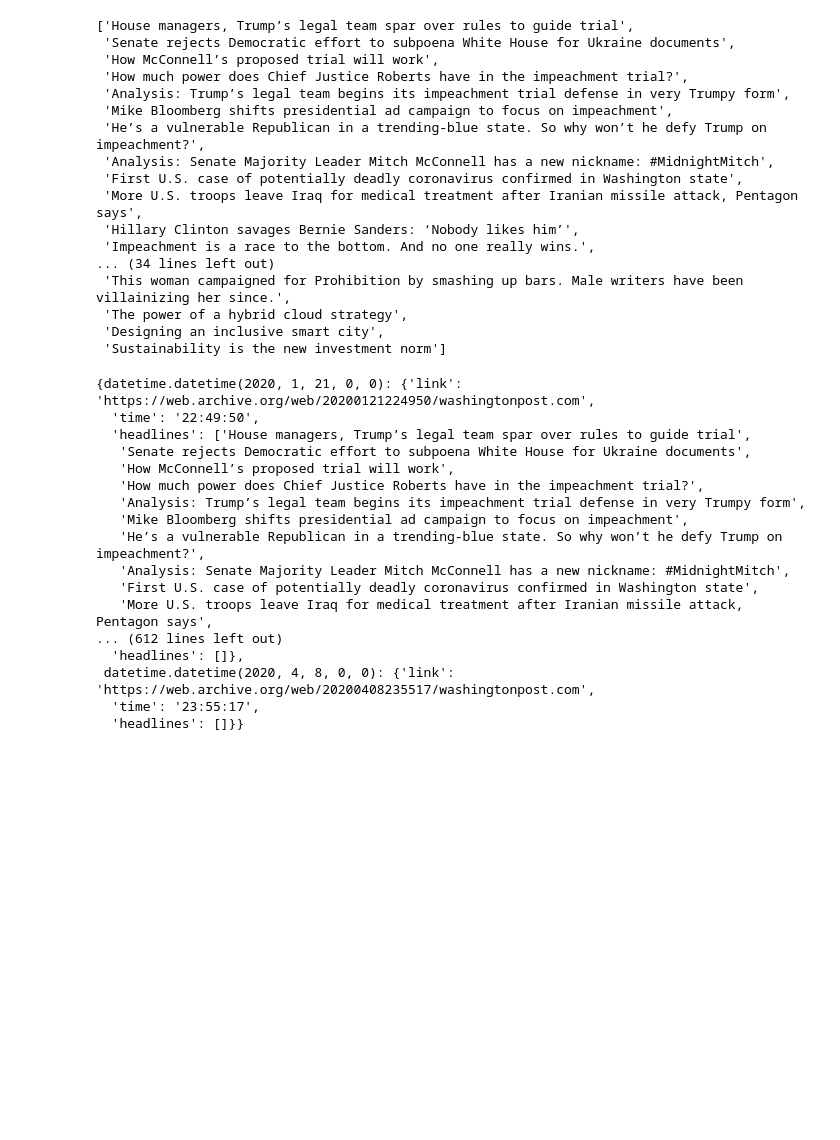
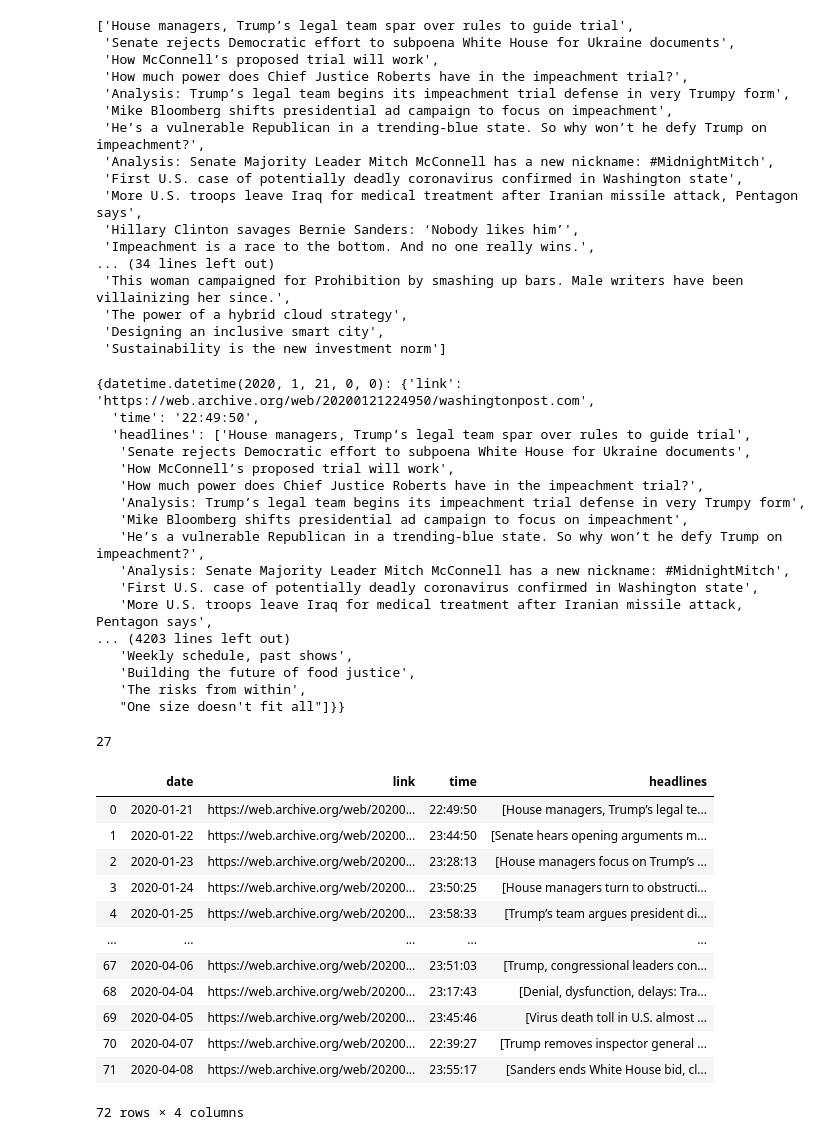
Before and after one commit to brienna/coronavirus-news-analysis, a Jupyter notebook: 2020_04_09_washington_post_scraper.ipynb, the cells around one changed output. Drawn from its saved outputs; the diff is of its cells as text; code cells hidden in the pictures; blank space fills up the shorter version.

```diff
--- a/2020_04_09_washington_post_scraper.ipynb
+++ b/2020_04_09_washington_post_scraper.ipynb
@@ -129,13 +153,8 @@ data
 # %%
-# Scrape headlines from each page in the links
-for i, day in enumerate(data):
-    link = data[day]['link']
-
-    # Go to website
-    browser.get(link)
-
-    # Get headlines
-    data[day]['headlines'] = [x.text for x in browser.find_elements_by_class_name('headline')]
-
-    # Wait 5 seconds between each request
-    time.sleep(5)
+for day in data:
+    if len(data[day]['headlines']) == 0:
+        print('Scraping ' + str(day) + '...')
+        link = data[day]['link']
+        browser.get(link)
+        data[day]['headlines'] = [x.text for x in browser.find_elements_by_class_name('headline')]
+        time.sleep(5)
@@ -174,8 +211,29 @@ data
    'Analysis: Senate Majority Leader Mitch McConnell has a new nickname: #MidnightMitch',
    'First U.S. case of potentially deadly coronavirus confirmed in Washington state',
    'More U.S. troops leave Iraq for medical treatment after Iranian missile attack, Pentagon says',
-... (612 lines left out)
-  'headlines': []},
- datetime.datetime(2020, 4, 8, 0, 0): {'link': 'https://web.archive.org/web/20200408235517/washingtonpost.com',
-  'time': '23:55:17',
-  'headlines': []}}
+... (4203 lines left out)
+   'Weekly schedule, past shows',
+   'Building the future of food justice',
+   'The risks from within',
+   "One size doesn't fit all"]}}
+# %%
+desired_range.index(datetime.datetime(2020, 2, 17, 0, 0))
+# %% [output]
+27
+# %%
+df = pd.DataFrame.from_dict(data).T.rename_axis('date').reset_index()
+df
+# %% [output]
+|  | date | link | time | headlines |
+| 0 | 2020-01-21 | https://web.archive.org/web/20200... | 22:49:50 | [House managers, Trump’s legal te... |
+| 1 | 2020-01-22 | https://web.archive.org/web/20200... | 23:44:50 | [Senate hears opening arguments m... |
+| 2 | 2020-01-23 | https://web.archive.org/web/20200... | 23:28:13 | [House managers focus on Trump’s ... |
+| 3 | 2020-01-24 | https://web.archive.org/web/20200... | 23:50:25 | [House managers turn to obstructi... |
+| 4 | 2020-01-25 | https://web.archive.org/web/20200... | 23:58:33 | [Trump’s team argues president di... |
+| ... | ... | ... | ... | ... |
+| 67 | 2020-04-06 | https://web.archive.org/web/20200... | 23:51:03 | [Trump, congressional leaders con... |
+| 68 | 2020-04-04 | https://web.archive.org/web/20200... | 23:17:43 | [Denial, dysfunction, delays: Tra... |
+| 69 | 2020-04-05 | https://web.archive.org/web/20200... | 23:45:46 | [Virus death toll in U.S. almost ... |
+| 70 | 2020-04-07 | https://web.archive.org/web/20200... | 22:39:27 | [Trump removes inspector general ... |
+| 71 | 2020-04-08 | https://web.archive.org/web/20200... | 23:55:17 | [Sanders ends White House bid, cl... |
+72 rows × 4 columns
```
Also changed, not shown: parts of 78 cells of this notebook, 2 other files.
